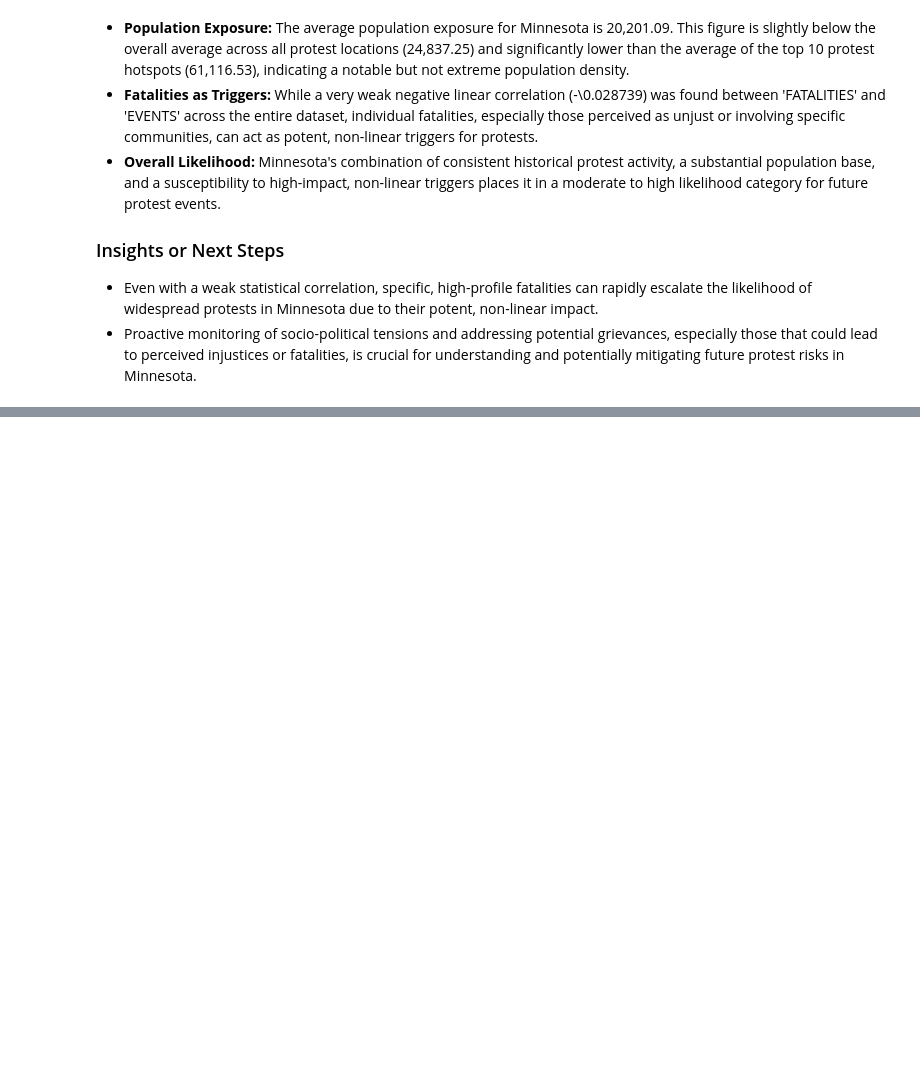
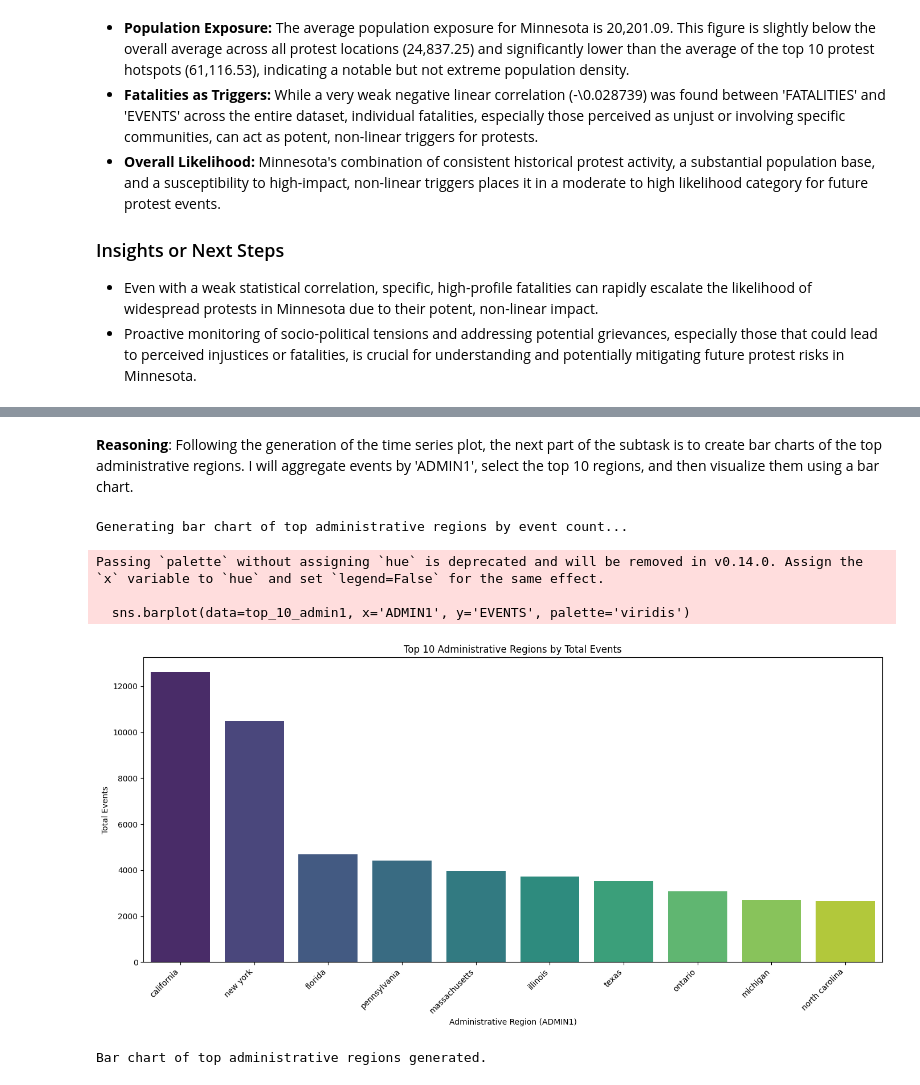
Before and after one commit to Millrjess/Jess, a Jupyter notebook: Protest06.ipynb, the cells around one changed output, grey strips where cells are left out. Drawn from its saved outputs; the diff is of its cells as text; code cells hidden in the pictures; blank space fills up the shorter version.

```diff
--- a/Protest06.ipynb
+++ b/Protest06.ipynb
@@ -1958,0 +2320,26 @@ The assessment of protest likelihood in Minnesota indicates a **moderate to high
+# %% [markdown]
+**Reasoning**:
+Following the generation of the time series plot, the next part of the subtask is to create bar charts of the top administrative regions. I will aggregate events by 'ADMIN1', select the top 10 regions, and then visualize them using a bar chart.
+# %%
+print('Generating bar chart of top administrative regions by event count...')
+
+events_by_admin1 = df_new.groupby('ADMIN1')['EVENTS'].sum().sort_values(ascending=False).reset_index()
+top_10_admin1 = events_by_admin1.head(10)
+
+plt.figure(figsize=(14, 7))
+sns.barplot(data=top_10_admin1, x='ADMIN1', y='EVENTS', palette='viridis')
+plt.title('Top 10 Administrative Regions by Total Events')
+plt.xlabel('Administrative Region (ADMIN1)')
+plt.ylabel('Total Events')
+plt.xticks(rotation=45, ha='right')
+plt.tight_layout()
+plt.show()
+
+print('Bar chart of top administrative regions generated.')
+# %% [output]
+Generating bar chart of top administrative regions by event count...
+Passing `palette` without assigning `hue` is deprecated and will be removed in v0.14.0. Assign the `x` variable to `hue` and set `legend=False` for the same effect.
+
+  sns.barplot(data=top_10_admin1, x='ADMIN1', y='EVENTS', palette='viridis')
+[figure, added]
+Bar chart of top administrative regions generated.
```
Also changed, not shown: parts of 48 cells of this notebook.
